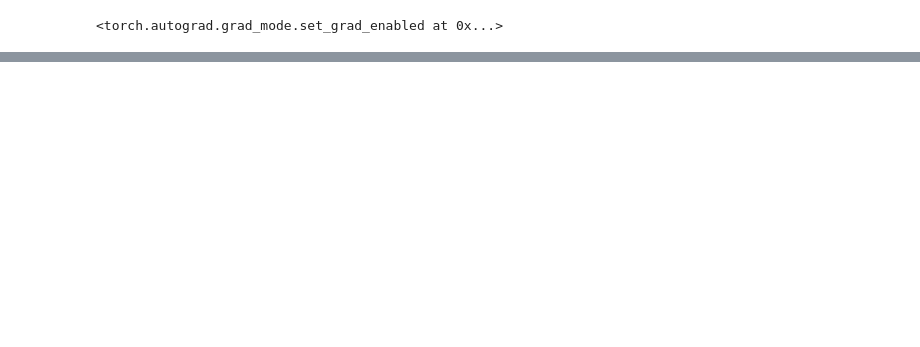
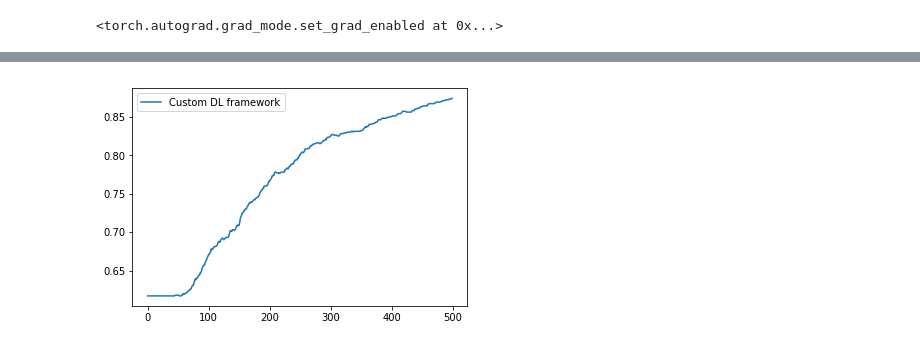
Before and after one commit to ClaireCp/ee559_p2, a Jupyter notebook: Untitled.ipynb, the cells around one changed output, grey strips where cells are left out. Saved outputs shown, nothing was run; the diff lists cells and outputs as text; code cells hidden in the pictures; blank space fills up the shorter version.

```diff
--- a/Untitled.ipynb
+++ b/Untitled.ipynb
@@ -66,7 +72,7 @@ plt.scatter(test_input[:,0], test_input[:,1], c=output_to_prediction, s=10)
 # %%
 criterion = MSELoss()
 optimizer = SGD(neural_net, lr=0.01)
-nb_epochs = 300
+nb_epochs = 500
 
 loss_history = []
 test_acc_history = []
@@ -124,0 +132,28 @@ plt.scatter(test_input[:,0], test_input[:,1], c=output_to_prediction, s=10)
+# %%
+train_input = torch.cat((train_input, train_input ** train_input), 1)
+test_input = torch.cat((test_input, test_input ** test_input), 1)
+# %%
+neural_net2 = Sequential(
+    Linear('fc1', nb_input*2, nb_hidden), ReLU(),
+    Linear('fc2', nb_hidden, nb_hidden), ReLU('relu2'),
+    Linear('fc3', nb_hidden, nb_output),
+    )
+
+criterion = MSELoss()
+optimizer = SGD(neural_net2, lr=0.01)
+nb_epochs = 500
+
+loss_history = []
+test_acc_history = []
+
+for e in range(nb_epochs):
+    optimizer.zero_grad()
+    output = neural_net2(train_input)
+    loss = criterion(output, train_target)
+    loss_history.append(loss)
+    test_accuracy = test_model(neural_net2, test_input, test_target_index)
+    test_acc_history.append(test_accuracy)
+    if e % 40 == 0: print("e = {}, loss = {}, test accuracy = {}".format(e, loss, test_accuracy))
+    grad_output = criterion.backward()
+    neural_net2.backward(grad_output)
+    optimizer.step(loss)
@@ -124,0 +174,7 @@ plt.scatter(test_input[:,0], test_input[:,1], c=output_to_prediction, s=10)
+# %%
+import matplotlib.pyplot as plt
+plt.plot(test_acc_history, label='Custom DL framework')
+plt.legend()
+plt.show()
+# %% [output]
+[figure, added]
```
Also changed, not shown: parts of 11 cells of this notebook, 7 other files.
